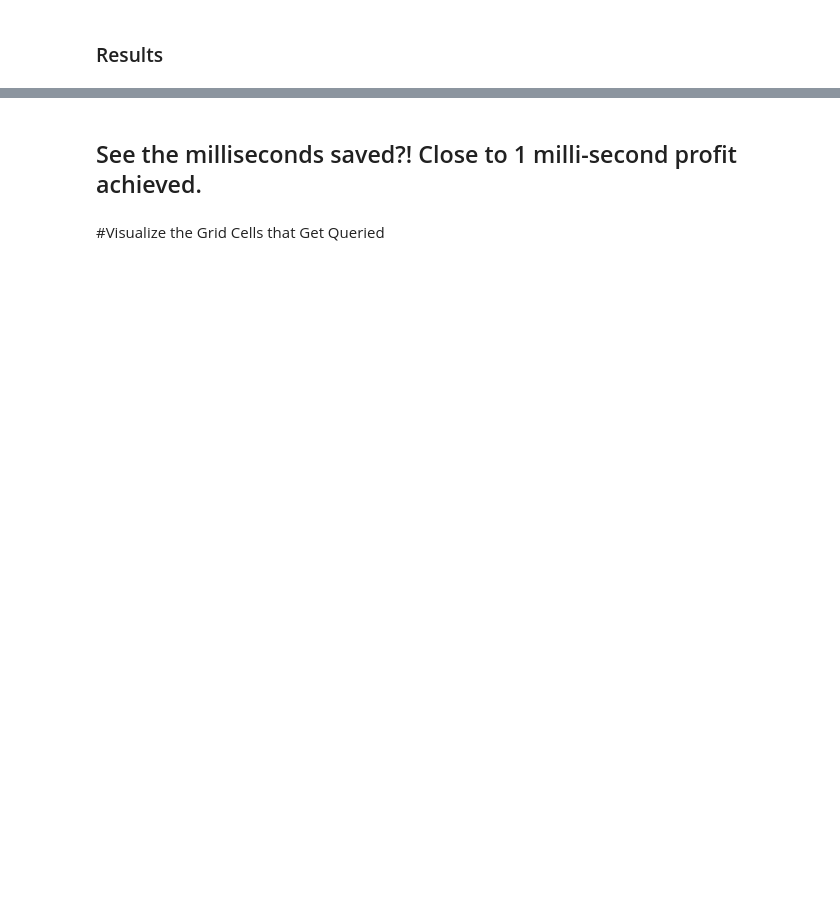
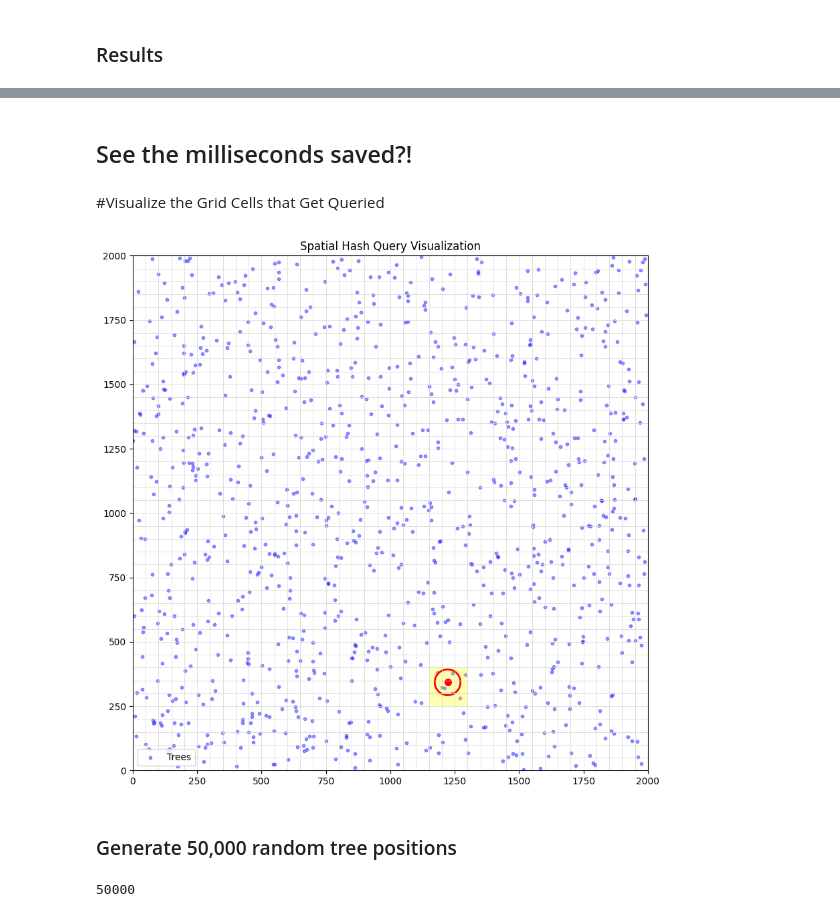
Before and after one commit to ruforavishnu/attempting_kaggle_2025_santa_competition, a Jupyter notebook: 03_spatial_partitioning_and_efficiency.ipynb, the cells around one changed output, grey strips where cells are left out. Saved outputs shown, nothing was run; the diff lists cells and outputs as text; code cells hidden in the pictures; blank space fills up the shorter version.

```diff
--- a/03_spatial_partitioning_and_efficiency.ipynb
+++ b/03_spatial_partitioning_and_efficiency.ipynb
@@ -102,6 +102,23 @@ class SpatialHashGrid:
 
 
     return results
+
+  def _query_cells(self, x, y, radius):
+    min_x = x - radius
+    max_x = x + radius
+    min_y = y - radius
+    max_y = y + radius
+
+    cell_min = self._cell_coords(min_x, min_y)
+    cell_max = self._cell_coords(max_x, max_y)
+
+
+    cells = []
+    for cx in range(cell_min[0], cell_max[0] + 1):
+      for cy in range(cell_min[1], cell_max[1] + 1):
+        cells.append( (cx,cy)  )
+
+    return cells
 # %% [markdown]
 ### Insert 1000 Random Objects + Test Query Speed
 # %%
@@ -190,4 +207,4 @@ Grid method time: 0.1261 ms
 # %% [markdown]
-## See the milliseconds saved?! Close to 1 milli-second profit achieved.
+## See the milliseconds saved?!
 # %% [markdown]
 #Visualize the Grid Cells that Get Queried
@@ -201,0 +211,52 @@ def plot_grid(grid, trees, query_x, query_y, radius, world_size=2000):
+# %%
+import matplotlib.pyplot as plt
+import math
+
+
+
+def plot_grid_query(grid, trees, query_x, query_y, radius, world_size=2000):
+  cell = grid.cell_size
+  num_cells = world_size // cell
+
+  fig, ax = plt.subplots(figsize=(10,10))
+
+  for i in range(num_cells + 1):
+    ax.plot([i*cell,  i*cell],   [0,world_size],   color='lightgray',   linewidth=0.5)
+    ax.plot([0, world_size],   [i*cell,  i*cell],   color='lightgray',   linewidth=0.5)
+
+
+
+  xs = [t[1] for t in trees]
+  ys = [t[2] for t in trees]
+
+  ax.scatter(xs, ys,  s=10,  color='blue', alpha=0.4,  label='Trees')
+
+  checked_cells = set(grid._query_cells(query_x,  query_y, radius))
+
+  for (cx, cy) in checked_cells:
+    rect = plt.Rectangle( (cx*cell, cy*cell),  cell, cell,  facecolor='yellow', alpha=0.3)
+    ax.add_patch(rect)
+
+
+  circle = plt.Circle( (query_x, query_y), radius, color='red',  fill=False, linewidth=2 )
+  ax.add_patch(circle)
+
+
+
+  ax.scatter( [query_x],  [query_y],  color='red',  s=50)
+
+  ax.set_xlim(0, world_size)
+  ax.set_ylim(0, world_size)
+  ax.set_aspect('equal')
+  ax.set_title('Spatial Hash Query Visualization')
+  ax.legend()
+  plt.show()
+
+
+
+
+plot_grid_query(grid, trees, query_x, query_y, query_radius)
+# %% [output]
+[figure, added]
+# %% [markdown]
+### Generate 50,000 random tree positions
@@ -201,0 +274,7 @@ def plot_grid(grid, trees, query_x, query_y, radius, world_size=2000):
+# %%
+N = 50_000
+big_objects = generate_random_objects(N)
+
+len(big_objects)
+# %% [output]
+50000
```
Also changed, not shown: parts of 13 cells of this notebook.
